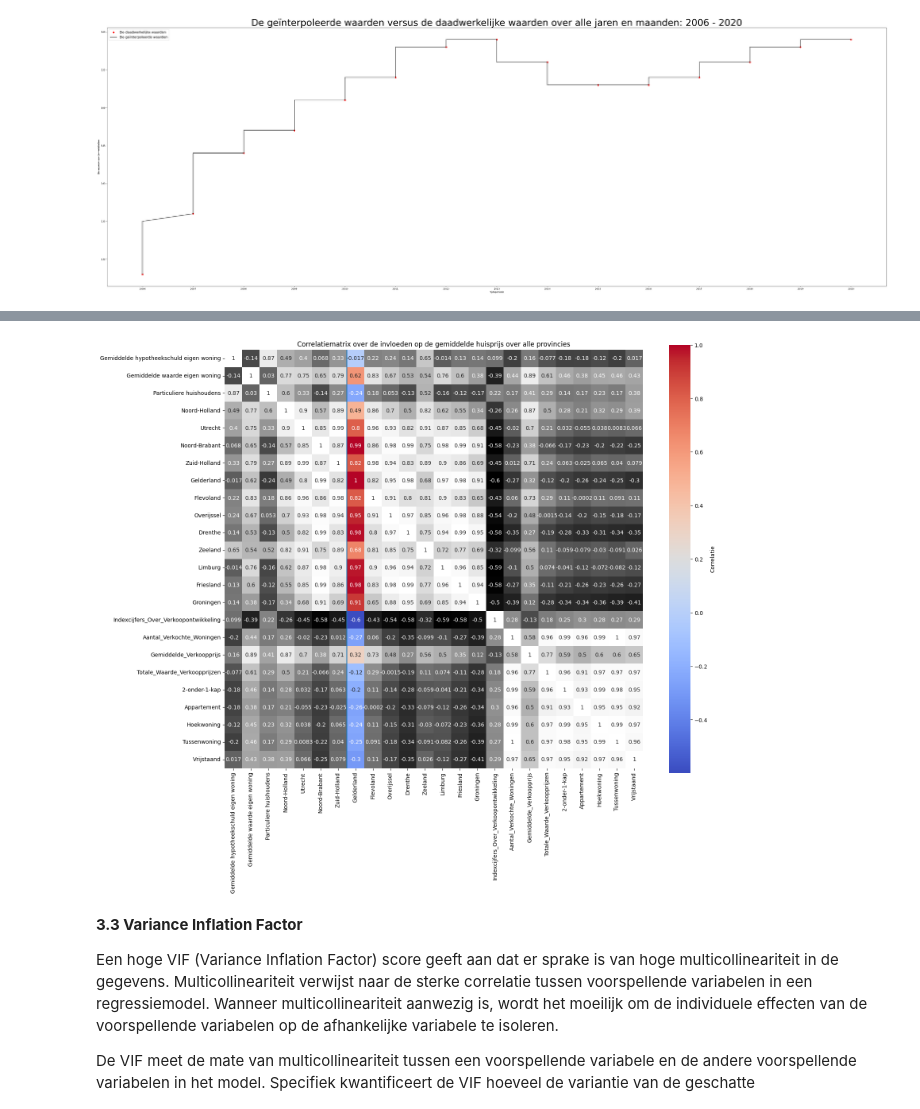
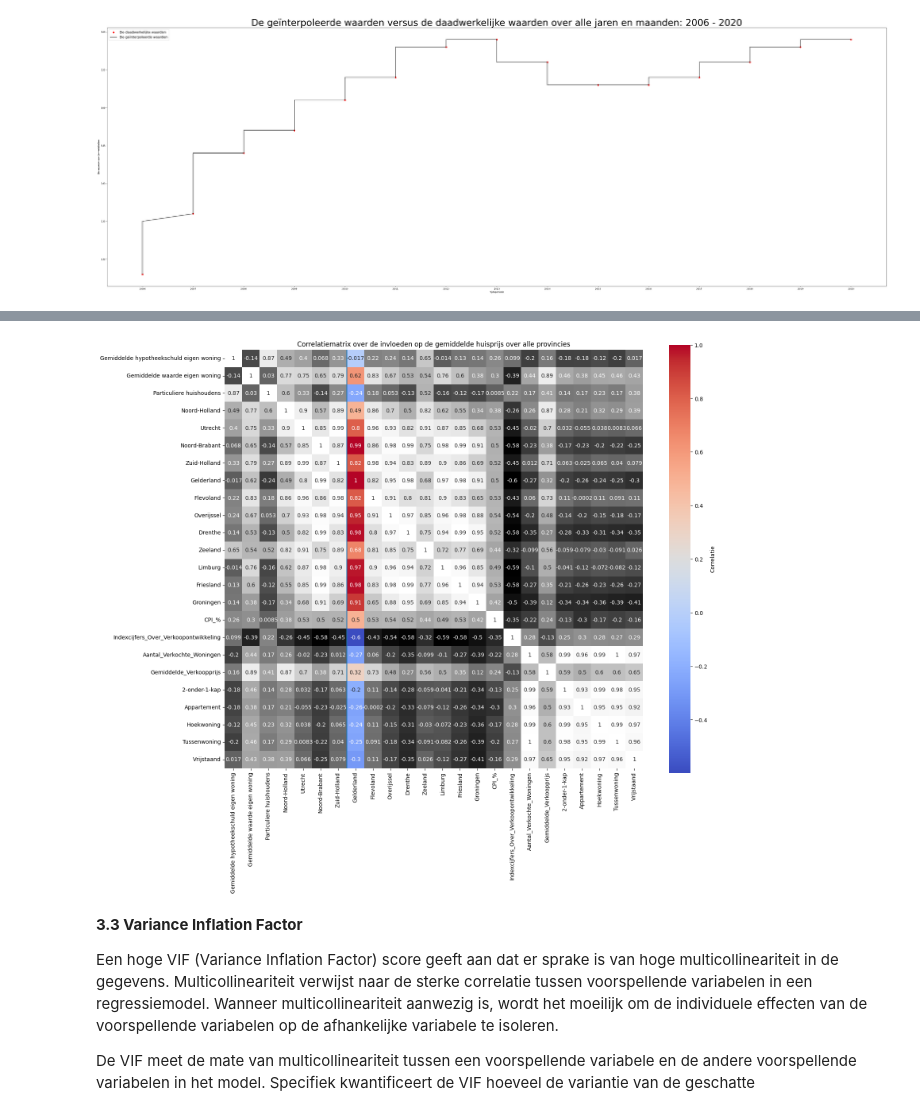
Before and after one commit to y-anwari/Invloeden_op_huizenprijs, a Jupyter notebook: Invloeden_op_Huizenmarkt.ipynb, the cells around one changed output, grey strips where cells are left out. Saved outputs shown, nothing was run; the diff lists cells and outputs as text; code cells hidden in the pictures.

```diff
--- a/Invloeden_op_Huizenmarkt.ipynb
+++ b/Invloeden_op_Huizenmarkt.ipynb
@@ -458,9 +458,15 @@ CBS_CPI = CBS_CPI[['Jaartallen', 'CPI_%', 'Jaartal', 'Maand']]
 # Nieuwe kolom aanmaken met waarden uit twee andere kolommen
 CBS_CPI['Key'] = CBS_CPI['Jaartal'].astype(str) + CBS_CPI['Maand'].astype(str)
 
+column_name = 'Key'  # De naam van de kolom die je wilt verplaatsen
+CBS_CPI[column_name] = CBS_CPI.pop(column_name)
+
 # Merge uitvoeren op de aangepaste kolommen obv Key Jaartal
 main_df_after_merged = pd.merge(main_df_after_interpolation, CBS_CPI, on='Key', validate='m:m')
 
 # dubbele kolommen worden verwijderd
 columns_to_remove = ['Maand_x', 'Jaartal_y']  # Namen van de kolommen die als gevolg van mergen dubbel voorkomen in de dataframe.
 main_df_after_merged = main_df_after_merged.drop(columns_to_remove, axis=1)
+
+column_name = 'Key'  # De Kolom Key wordt naar laatste plek verschoven
+main_df_after_merged[column_name] = main_df_after_merged.pop(column_name)
@@ -557,10 +569,16 @@ new_column_names = {
 }
 API_CBS_Verkoopprijzen = API_CBS_Verkoopprijzen.rename(columns=new_column_names)
 
+column_name = 'Key'  # De naam van de kolom die je wilt verplaatsen
+API_CBS_Verkoopprijzen[column_name] = API_CBS_Verkoopprijzen.pop(column_name)
+
 # Merge uitvoeren op de aangepaste kolommen obv aangemaakte Key Jaartal en Maand
-main_df_after_merged = pd.merge(main_df_after_interpolation, API_CBS_Verkoopprijzen, on='Key', validate='m:m')
+main_df_after_merged = pd.merge(main_df_after_merged, API_CBS_Verkoopprijzen, on='Key', validate='m:m')
 
 # Dubbele kolommen worden verwijderd
-columns_to_remove = ['Maand_x', 'Maand_y', 'Perioden', 'Jaartal_y', 'Maandnummer']
+#columns_to_remove = ['Maand_x', 'Maand_y', 'Jaartal_y']
 
-main_df_after_merged = main_df_after_merged.drop(columns_to_remove, axis=1)
+#main_df_after_merged = main_df_after_merged.drop(columns_to_remove, axis=1)
+
+column_name = 'Key'  # De Kolom Key wordt naar laatste plek verschoven
+main_df_after_merged[column_name] = main_df_after_merged.pop(column_name)
@@ -594,7 +618,10 @@ Totaal_Aantal_Verkochte_Woningen['Key'] = Totaal_Aantal_Verkochte_Woningen['Jaar
 # Merge uitvoeren op de aangepaste kolommen obv Key Jaartal
 main_df_after_merged = pd.merge(main_df_after_merged, Totaal_Aantal_Verkochte_Woningen, on='Key', validate='m:m')
 
-# dubbele kolommen worden verwijderd
-columns_to_remove = ['Totaal', 'Onbekend', 'Periode (maand)', 'Key', 'Jaartal_x', 'Maand_x', 'Perioden']  # Namen van de kolommen die als gevolg van mergen dubbel voorkomen in de dataframe.
+# dubbele of onnodige kolommen worden verwijderd
+columns_to_remove = ['Totaal', 'Onbekend', 'Jaartallen_y','Perioden_y', 'Maandnummer', 'Maand_y', 'Maand_x', 'Jaartallen_x', 'Jaartal_x', 'Perioden_x', 'Totale_Waarde_Verkoopprijzen']  # Namen van de kolommen die als gevolg van mergen dubbel voorkomen in de dataframe.
 
 main_df_after_merged = main_df_after_merged.drop(columns_to_remove, axis=1)
+
+column_name = 'Key'  # De Kolom Key wordt naar laatste plek verschoven
+main_df_after_merged[column_name] = main_df_after_merged.pop(column_name)
@@ -708,32 +758,32 @@ import numpy as np
 # Correlatiematrix
 correlatiematrix = main_df_after_merged
 
 # Dubbele kolommen worden verwijderd
-columns_to_remove = ['Jaartallen', 'Maand_y']  # Namen van de kolommen die als gevolg van mergen dubbel voorkomen in de dataframe.
+columns_to_remove = ['Maand', 'Key', 'Jaartal', 'Periode (maand)']  # Namen van de kolommen die als gevolg van mergen dubbel voorkomen in de dataframe.
 
 correlatiematrix = main_df_after_merged.drop(columns_to_remove, axis=1)
 
 # Correlatiematrix berekenen
 correlation_matrix = correlatiematrix.corr()
 
 # Indices van de kolommen die anders moeten worden gemarkeerd, dit is in dit geval Gelderland
 aangegeven_kolommen = [7]
 
 # Maak een masker voor de plot
 mask = np.ones_like(correlation_matrix, dtype=bool)
 mask[:, aangegeven_kolommen] = False
 
 # Correlatiematrix plotten
 plt.figure(figsize=(17, 14))
 sns.heatmap(correlation_matrix, annot=True, cmap='coolwarm', square=True, mask=mask, cbar_kws={'label': 'Correlatie', 'orientation': 'vertical', 'pad': 0.05})
 
 # Verticale markering toevoegen aan de plot
 for i in range(len(aangegeven_kolommen)):
     plt.axvline(x=aangegeven_kolommen[i])
 
 sns.heatmap(correlation_matrix, annot=True, cmap='gray', square=True, mask=~mask, cbar=False)
 
 plt.title('Correlatiematrix over de invloeden op de gemiddelde huisprijs over alle provincies')
 plt.show()
 # %% [output]
-[figure, old version]
+[figure, new version]
```
Also changed, not shown: parts of 15 cells of this notebook.
